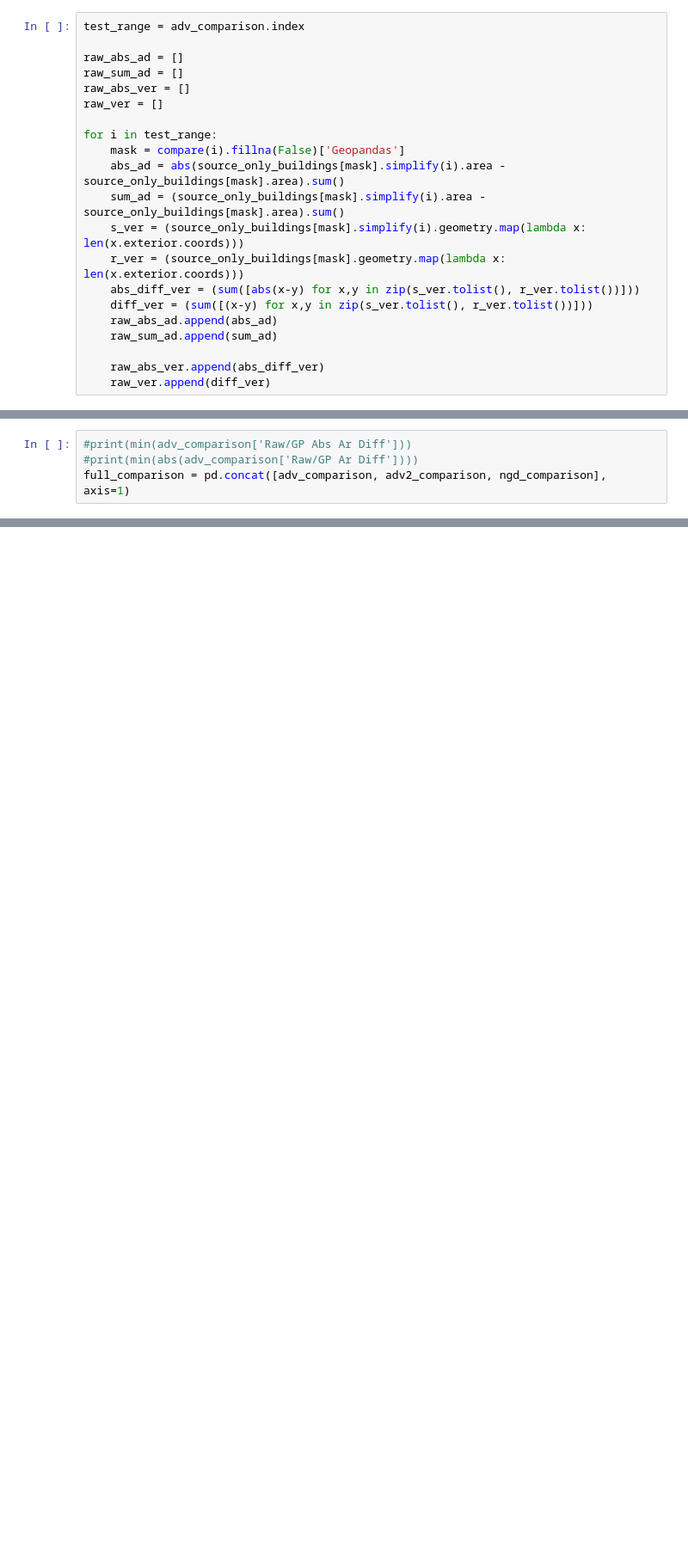
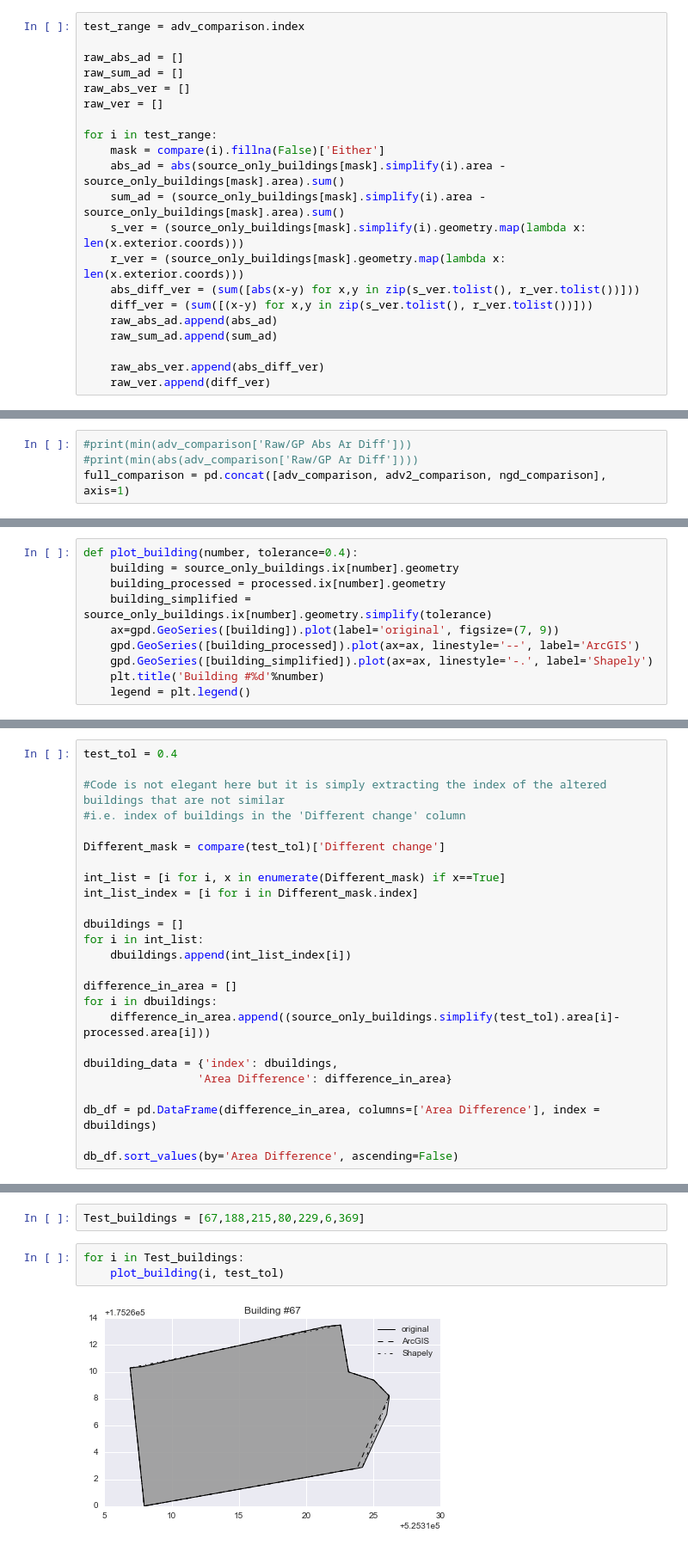
Before and after one commit to timtroendle/mc-cimo-notebooks, a Jupyter notebook: Replacing ArcGIS with Geopandas (Michael's Report).ipynb, the cells around one changed output, grey strips where cells are left out. Shown at 86% size. Drawn from its saved outputs; the diff is of its cells as text; blank space fills up the shorter version.

```diff
--- a/Replacing ArcGIS with Geopandas (Michael's Report).ipynb
+++ b/Replacing ArcGIS with Geopandas (Michael's Report).ipynb
@@ -287,7 +320,7 @@ raw_abs_ver = []
 raw_ver = []
 
 for i in test_range:
-    mask = compare(i).fillna(False)['Geopandas']
+    mask = compare(i).fillna(False)['Either']
     abs_ad = abs(source_only_buildings[mask].simplify(i).area - source_only_buildings[mask].area).sum()
     sum_ad = (source_only_buildings[mask].simplify(i).area - source_only_buildings[mask].area).sum()
     s_ver = (source_only_buildings[mask].simplify(i).geometry.map(lambda x: len(x.exterior.coords)))
@@ -428,0 +451,10 @@ Below is the code to generate a dataframe to see the difference in
+# %%
+def plot_building(number, tolerance=0.4):
+    building = source_only_buildings.ix[number].geometry
+    building_processed = processed.ix[number].geometry
+    building_simplified = source_only_buildings.ix[number].geometry.simplify(tolerance)
+    ax=gpd.GeoSeries([building]).plot(label='original', figsize=(7, 9))
+    gpd.GeoSeries([building_processed]).plot(ax=ax, linestyle='--', label='ArcGIS')
+    gpd.GeoSeries([building_simplified]).plot(ax=ax, linestyle='-.', label='Shapely')
+    plt.title('Building #%d'%number)
+    legend = plt.legend()
@@ -428,0 +551,25 @@ Below is the code to generate a dataframe to see the difference in
+# %%
+test_tol = 0.4
+
+#Code is not elegant here but it is simply extracting the index of the altered buildings that are not similar
+#i.e. index of buildings in the 'Different change' column
+
+Different_mask = compare(test_tol)['Different change']
+
+int_list = [i for i, x in enumerate(Different_mask) if x==True]
+int_list_index = [i for i in Different_mask.index]
+
+dbuildings = []
+for i in int_list:
+    dbuildings.append(int_list_index[i])
+
+difference_in_area = []
+for i in dbuildings:
+    difference_in_area.append((source_only_buildings.simplify(test_tol).area[i]-processed.area[i]))
+
+dbuilding_data = {'index': dbuildings,
+                 'Area Difference': difference_in_area}
+
+db_df = pd.DataFrame(difference_in_area, columns=['Area Difference'], index = dbuildings)
+
+db_df.sort_values(by='Area Difference', ascending=False)
@@ -428,0 +601,7 @@ Below is the code to generate a dataframe to see the difference in
+# %%
+Test_buildings = [67,188,215,80,229,6,369]
+# %%
+for i in Test_buildings:
+    plot_building(i, test_tol)
+# %% [output]
+[figure, added]
```
Also changed, not shown: parts of 112 cells of this notebook.
